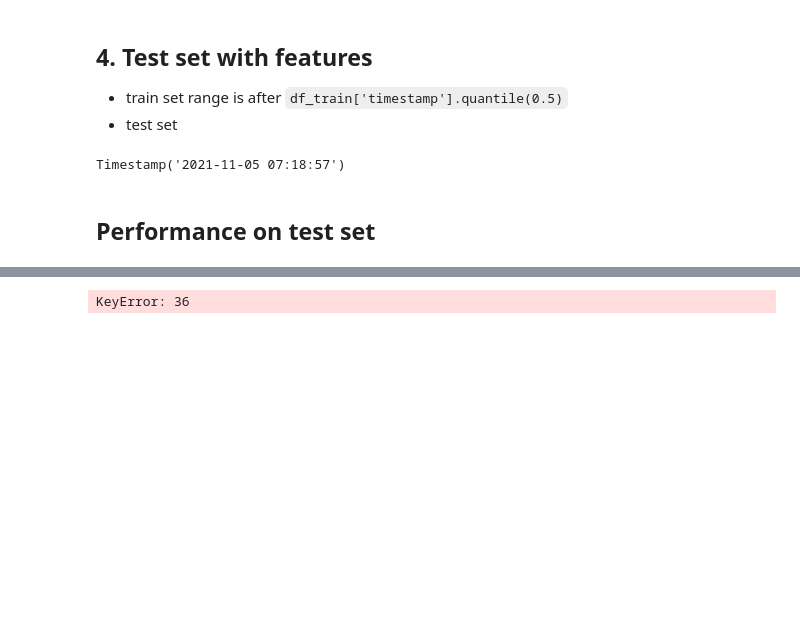
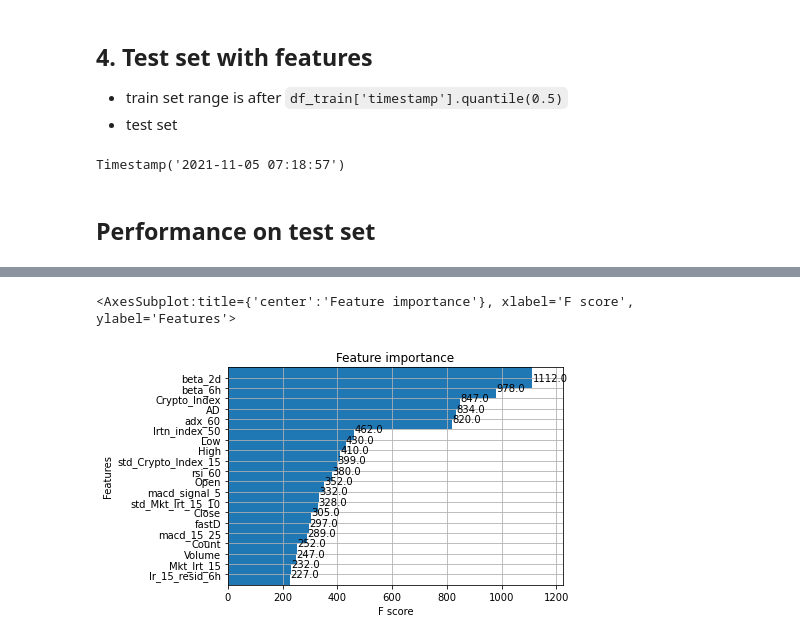
Before and after one commit to 123mitnik/Crypto_Forecasting_kaggle, a Jupyter notebook: crypto-xgb-scoring.ipynb, the cells around one changed output, grey strips where cells are left out. Cells and saved outputs as stored; diff of their text form; code cells hidden in the pictures; blank space fills up the shorter version.

```diff
--- a/crypto-xgb-scoring.ipynb
+++ b/crypto-xgb-scoring.ipynb
@@ -23,3 +18,10 @@ sorted([int(s.split('_')[-1]) for s in os.listdir('./trainedXGB/') if 'model_nof
+# %%
+version_num = 42
+retrained = False#set to False to get correct out-train score
+if retrained:
+    MOD_FOLDER = "./trainedXGB/retrained" + f"/model_nof_{version_num}_sub_sub"
+else:
+    MOD_FOLDER = "./trainedXGB" + f"/model_nof_{version_num}"
 # %% [markdown]
 ## 2. organized data set
 
@@ -39,12 +33,9 @@ df_train.tail()
 # %% [markdown]
 ## 3. Features
 # %%
-psets34 = dict(zip(['lrtn','fastk1','fastk2','adx','macd_s','macd_l','rsi','std_Crypto_Index','std_lr_15','std_Mkt_lrt_15'],
-                   [15, 15, 5, 30, 5, 25, 60, 5, 15, 30]))
-psets36 = dict(zip(['beta_s','beta_l','lrtn','fastk1','fastk2','adx','macd_s','macd_l','macd_sig','rsi','std_Crypto_Index','std_lr_15','std_Mkt_lrt_15'],
-                   ['12h','2d',30, 15, 15, 30, 10, 25, 5,60, 30, 15, 15]))
-with open(f'./trainedXGB/model_nof_37/feature_best37','rb') as fp:
-    psets37=pickle.load(fp)
+# psets34 = dict(zip(['lrtn','fastk1','fastk2','adx','macd_s','macd_l','rsi','std_Crypto_Index','std_lr_15','std_Mkt_lrt_15'],
+#                    [15, 15, 5, 30, 5, 25, 60, 5, 15, 30]))
+with open("./trainedXGB" + f"/model_nof_{version_num}" + f"/feature_best{version_num}", "rb") as f:
+    psets=pickle.load(f)
 
-psets = dict(zip(sorted([int(s.split('_')[-1]) for s in os.listdir('./trainedXGB/') if 'model_nof' in s])[-num_mod:],
-                 [psets37]))
+psets
@@ -149,10 +136,10 @@ from os.path import exists
 ASSET_DETAILS_CSV = './data/asset_details.csv'
 df_asset_details = pd.read_csv(ASSET_DETAILS_CSV).sort_values("Asset_ID")
 
-def model_reload_train(param_version):
+def model_reload_train():
     models = {}
     for asset_id, asset_name in zip(df_asset_details['Asset_ID'], df_asset_details['Asset_Name']):
-        model_file = f"./trainedXGB/model_nof_{param_version}/model_{asset_id}.json"
+        model_file = MOD_FOLDER + f"/model_{asset_id}.json"
         if exists(model_file):
             model = xgb.Booster()
             model.load_model(model_file)
@@ -203,5 +189,6 @@ model_nof_37 finished. Out-train-score:0.009796805547414088, In-train-score:0.03
 # %%
-xgb.plot_importance(models[36][2], max_num_features=20, height=2)
+xgb.plot_importance(models[version_num][0], max_num_features=20, height=2)
 # %% [output]
-KeyError: 36
+<AxesSubplot:title={'center':'Feature importance'}, xlabel='F score', ylabel='Features'>
+[figure, added]
 # %%
```
Also changed, not shown: parts of 12 cells of this notebook, 2 other files.
